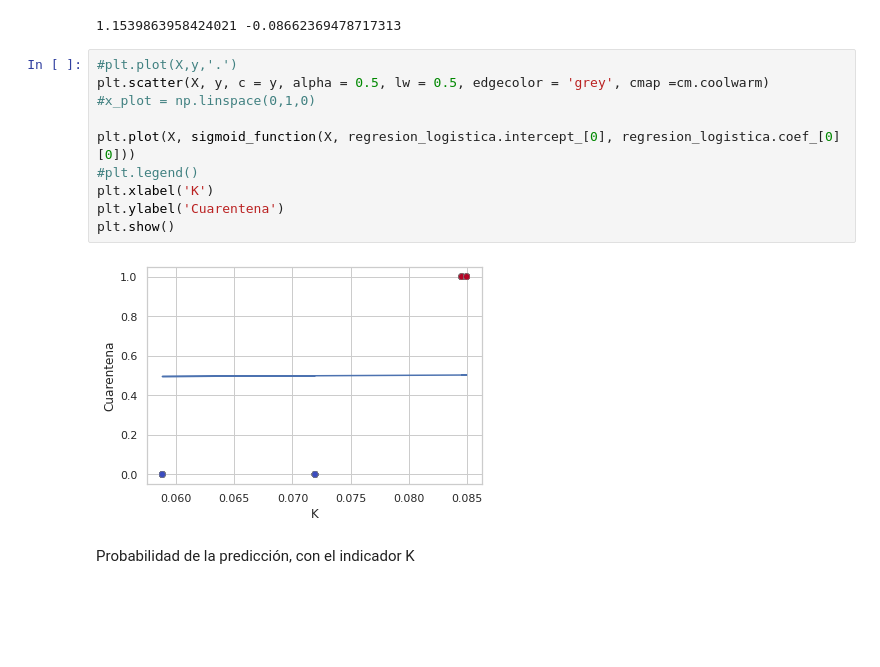
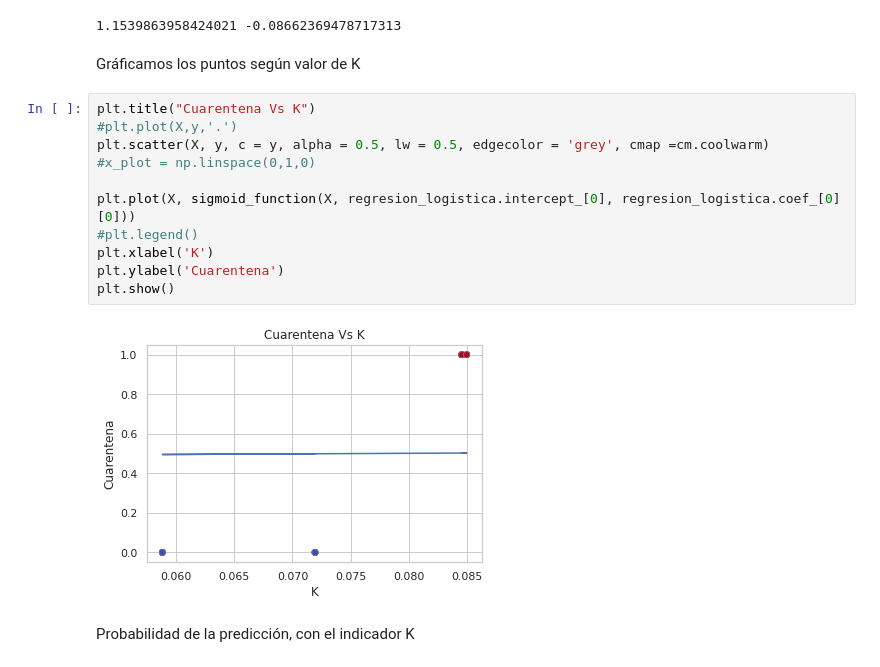
Before and after one commit to gonzalogperez/informe_pandemico, a Jupyter notebook: GonzaloGPerezProyecto_4.ipynb, the cells around one changed output. Saved outputs shown, nothing was run; the diff lists cells and outputs as text; blank space fills up the shorter version.

```diff
--- a/GonzaloGPerezProyecto_4.ipynb
+++ b/GonzaloGPerezProyecto_4.ipynb
@@ -2764,18 +2789,21 @@ Vemos los parametros obtenidos
 print(regresion_logistica.coef_[0][0], regresion_logistica.intercept_[0])
 # %% [output]
 1.1539863958424021 -0.08662369478717313
+# %% [markdown]
+Gráficamos los puntos según valor de K
 # %%
+plt.title("Cuarentena Vs K")
 #plt.plot(X,y,'.')
 plt.scatter(X, y, c = y, alpha = 0.5, lw = 0.5, edgecolor = 'grey', cmap =cm.coolwarm)
 #x_plot = np.linspace(0,1,0)
 
 plt.plot(X, sigmoid_function(X, regresion_logistica.intercept_[0], regresion_logistica.coef_[0][0]))
 #plt.legend()
 plt.xlabel('K')
 plt.ylabel('Cuarentena')
 plt.show()
 # %% [output]
-[figure, old version]
+[figure, new version]
 # %% [markdown]
 Probabilidad de la predicción, con el indicador K
 # %%
```
Also changed, not shown: parts of 58 cells of this notebook.
